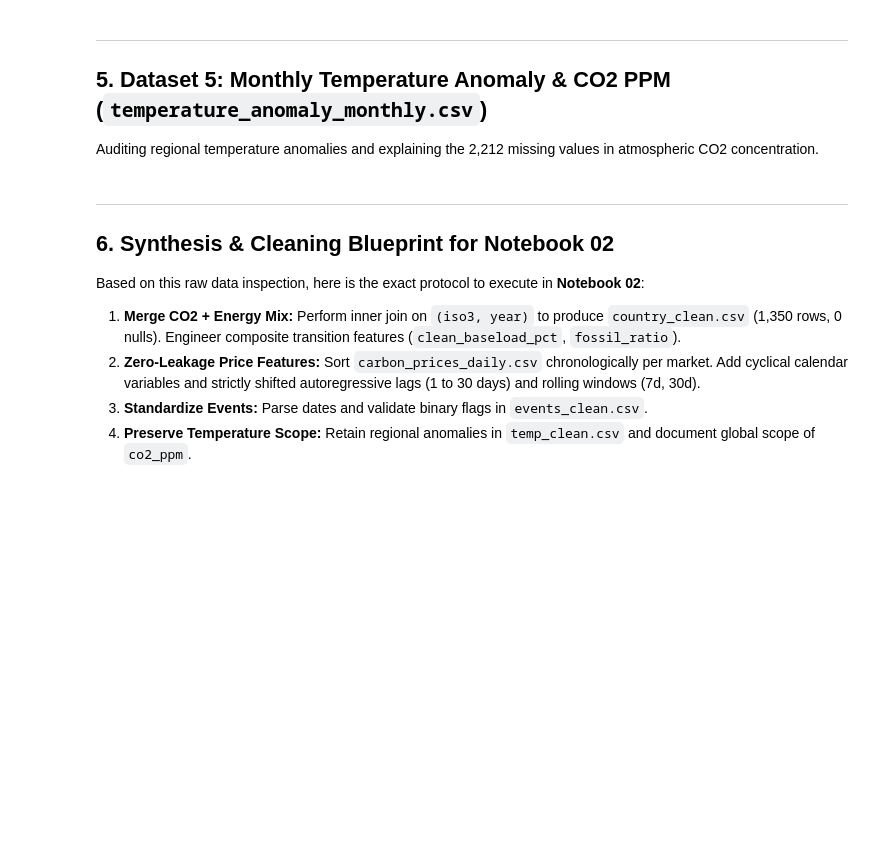
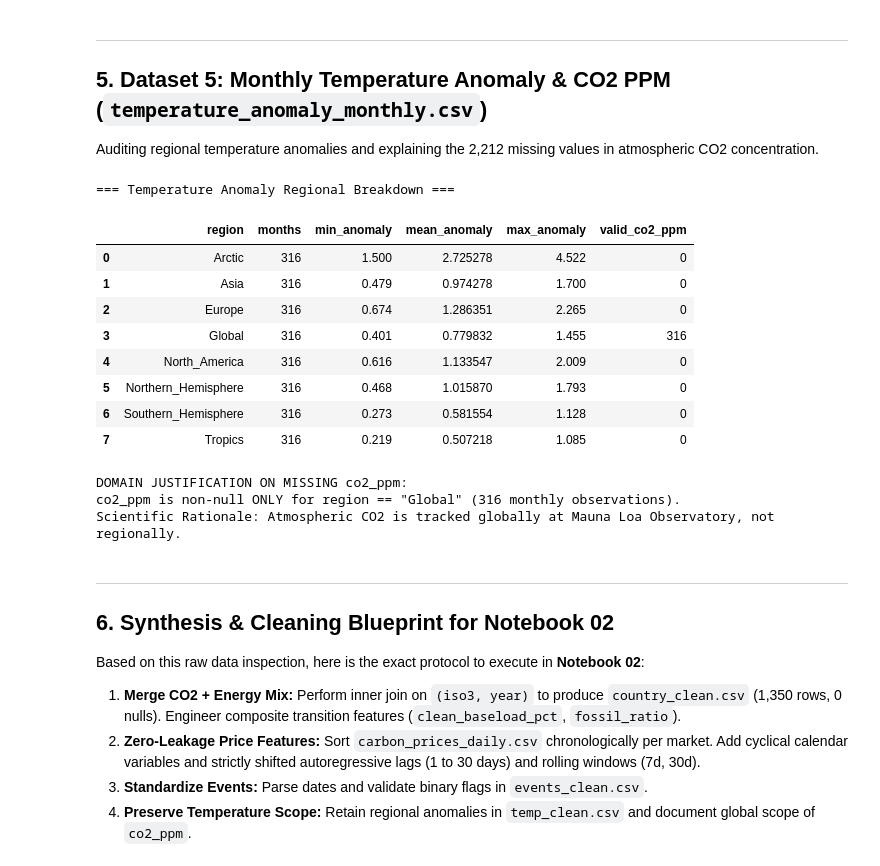
Before and after one commit to praveen-madawalage/nexora-final-challenge, a Jupyter notebook: notebooks/01_data_understanding_eda.ipynb, the cells around one changed output. Cells and saved outputs as stored; diff of their text form; code cells hidden in the pictures; blank space fills up the shorter version.

Commit message:
feat: execute complete notebook suite (01-05 + master) with embedded plots, tables, and trained model artifacts

```diff
--- a/notebooks/01_data_understanding_eda.ipynb
+++ b/notebooks/01_data_understanding_eda.ipynb
@@ -133,19 +192,33 @@ Auditing regional temperature anomalies and explaining the 2,212 missing values
 # %%
 temp = dfs['temperature_anomaly_monthly.csv'].copy()
 
 print('=== Temperature Anomaly Regional Breakdown ===')
 temp_summary = temp.groupby('region').agg(
     months=('year_month', 'count'),
-    min_anomaly=('temp_anomaly_deg_c', 'min'),
-    mean_anomaly=('temp_anomaly_deg_c', 'mean'),
-    max_anomaly=('temp_anomaly_deg_c', 'max'),
+    min_anomaly=('temp_anomaly_c', 'min'),
+    mean_anomaly=('temp_anomaly_c', 'mean'),
+    max_anomaly=('temp_anomaly_c', 'max'),
     valid_co2_ppm=('co2_ppm', 'count')
 ).reset_index()
 display(temp_summary)
 
 print('\nDOMAIN JUSTIFICATION ON MISSING co2_ppm:')
 print('co2_ppm is non-null ONLY for region == "Global" (316 monthly observations).')
 print('Scientific Rationale: Atmospheric CO2 is tracked globally at Mauna Loa Observatory, not regionally.')
+# %% [output]
+=== Temperature Anomaly Regional Breakdown ===
+|  | region | months | min_anomaly | mean_anomaly | max_anomaly | valid_co2_ppm |
+| 0 | Arctic | 316 | 1.500 | 2.725278 | 4.522 | 0 |
+| 1 | Asia | 316 | 0.479 | 0.974278 | 1.700 | 0 |
+| 2 | Europe | 316 | 0.674 | 1.286351 | 2.265 | 0 |
+| 3 | Global | 316 | 0.401 | 0.779832 | 1.455 | 316 |
+| 4 | North_America | 316 | 0.616 | 1.133547 | 2.009 | 0 |
+| 5 | Northern_Hemisphere | 316 | 0.468 | 1.015870 | 1.793 | 0 |
+| 6 | Southern_Hemisphere | 316 | 0.273 | 0.581554 | 1.128 | 0 |
+| 7 | Tropics | 316 | 0.219 | 0.507218 | 1.085 | 0 |
+DOMAIN JUSTIFICATION ON MISSING co2_ppm:
+co2_ppm is non-null ONLY for region == "Global" (316 monthly observations).
+Scientific Rationale: Atmospheric CO2 is tracked globally at Mauna Loa Observatory, not regionally.
 # %% [markdown]
 ---
 ## 6. Synthesis & Cleaning Blueprint for Notebook 02
```
Also changed, not shown: parts of 7 cells of this notebook, 4 other files.
